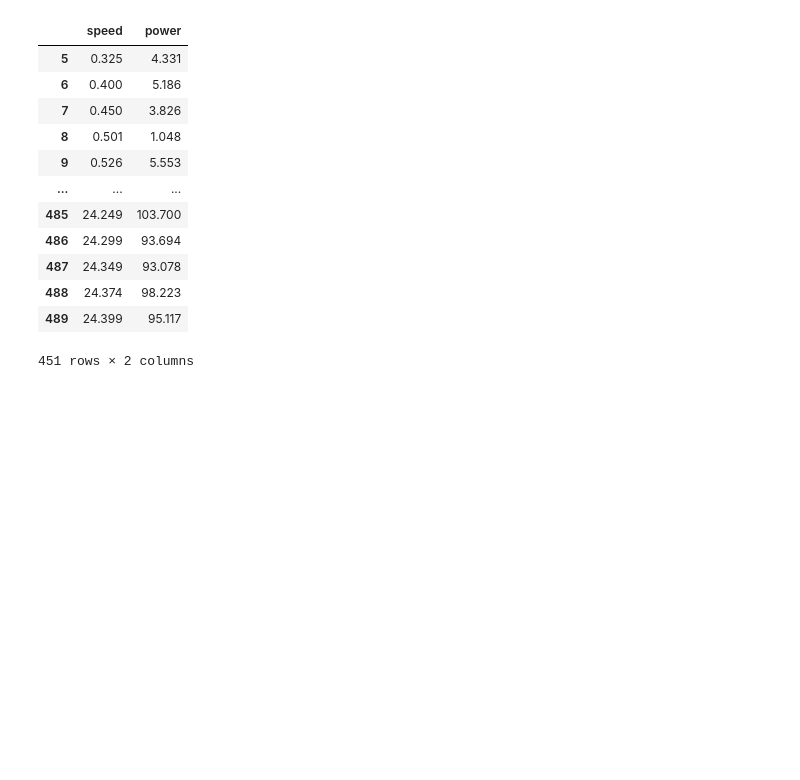
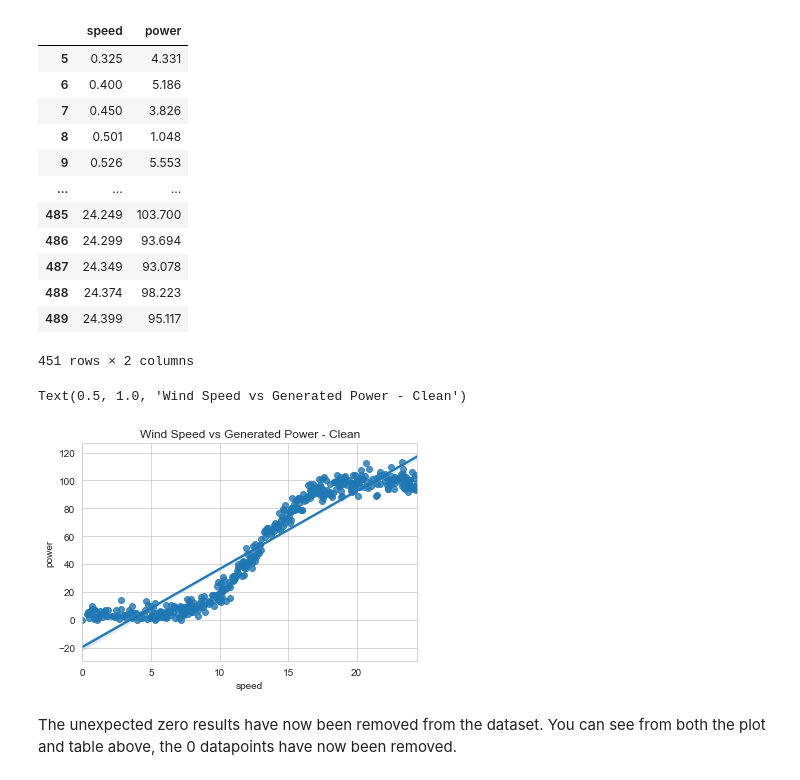
Before and after one commit to kevindooley/MLS-project-2020, a Jupyter notebook: Project 2020.ipynb, the cells around one changed output. Drawn from its saved outputs; the diff is of its cells as text; code cells hidden in the pictures; blank space fills up the shorter version.

```diff
--- a/Project 2020.ipynb
+++ b/Project 2020.ipynb
@@ -149,3 +150,17 @@ zero_removed
 # %%
 # missing first zero of dataset
 #need to incorporate as it is correct - 0 wind speed will give 0 output
+zero_included = df[(df["speed"]==0) & (df["power"]==0)]
+#zero_included
+
+new_df = zero_included.append(zero_removed)
+dataset_clean = new_df #new dataframe with zero added at the start
+# %%
+sns.set_style('whitegrid')
+reg = sns.regplot(x="speed", y="power",data=new_df)
+reg.set_title("Wind Speed vs Generated Power - Clean")
+# %% [output]
+Text(0.5, 1.0, 'Wind Speed vs Generated Power - Clean')
+[figure, added]
+# %% [markdown]
+The unexpected zero results have now been removed from the dataset. You can see from both the plot and table above, the 0 datapoints have now been removed.
```
Also changed, not shown: parts of 13 cells of this notebook.
